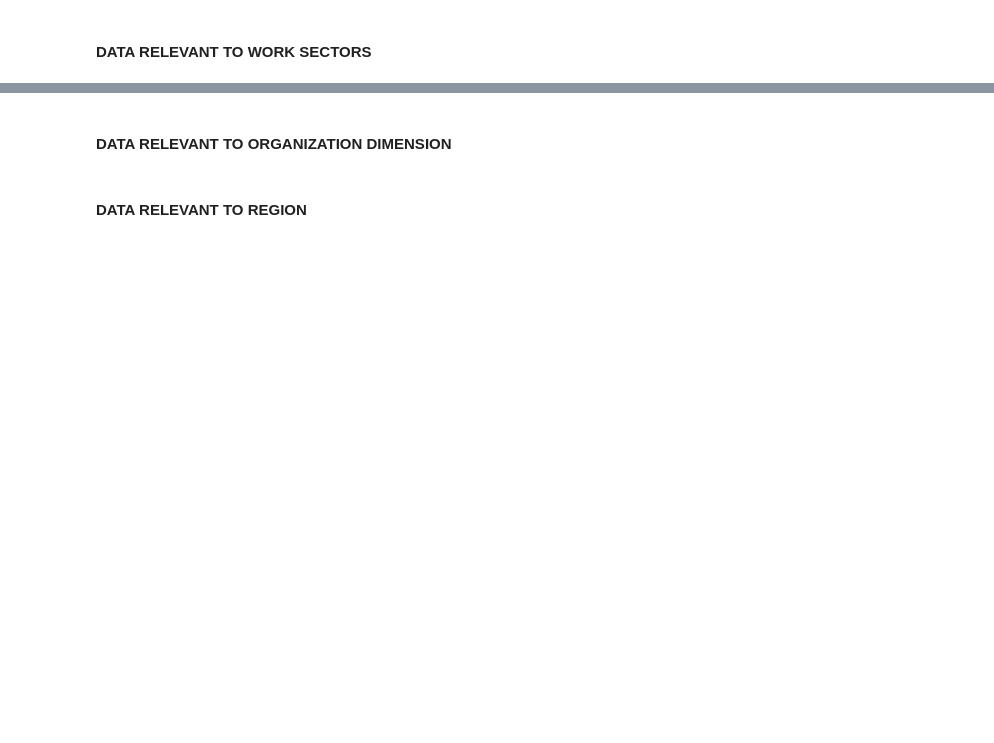
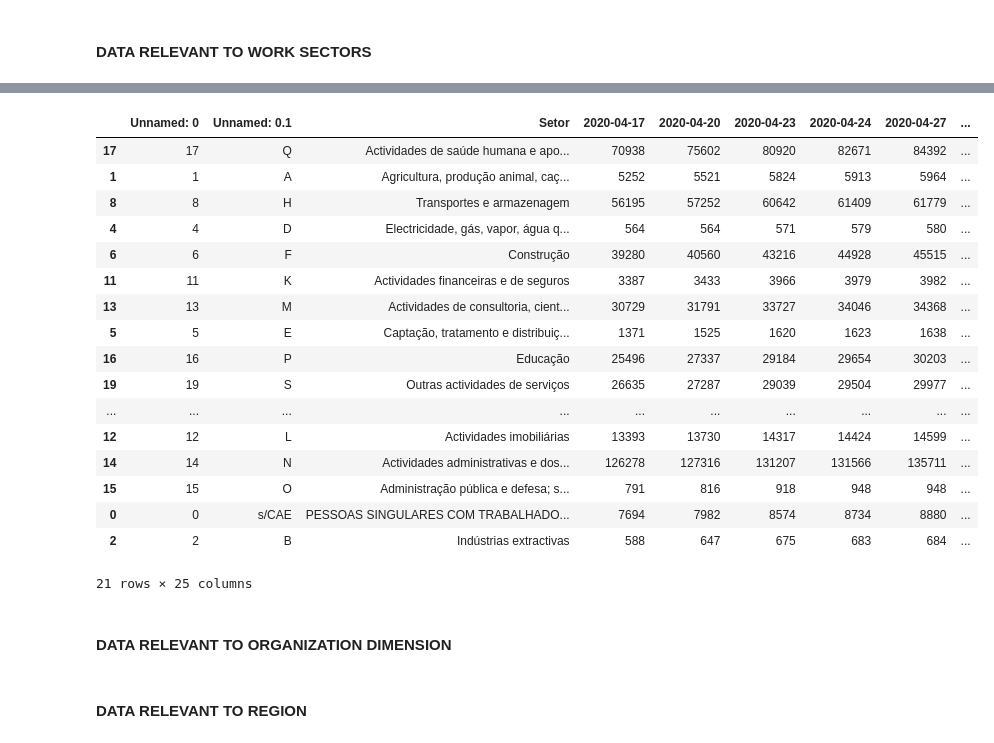
Before and after one commit to dssg-pt/dados-MTSSS, a Jupyter notebook: extra/dados/data_cleaning.ipynb, the cells around one changed output, grey strips where cells are left out. Cells and saved outputs as stored; diff of their text form; code cells hidden in the pictures; blank space fills up the shorter version.

```diff
--- a/extra/dados/data_cleaning.ipynb
+++ b/extra/dados/data_cleaning.ipynb
@@ -135,25 +165,24 @@ df1.head(10)
 # %% [markdown]
 #### DATA RELEVANT TO WORK SECTORS
+# %%
+data3 = pd.read_csv('original_files/historical_data_person.csv')
+data4 = pd.read_csv('original_files/Layoff – Estim. - CAE,Dim,Dist.csv')
 # %%
+#Select the relevant information, deleting the first 8 rows
+df=data4.iloc[8:]
+
+#import today´s date
+today=date.today()
+
 #Select the columns that are relevant to work sectors
-df_work=df1[df1.columns[0:6]]
+df_work=df[df.columns[0:4]]
 df_work=df_work.iloc[2:23]
 
 #Rename columns
 df_work=df_work.rename(columns={'EEs QUE ENTREGARAM DOCUMENTO - COVID19 - Layoff Simplificado':'Index','Unnamed: 1':'Setor',
-                       'Unnamed: 2':'Nº NISS_EE','Unnamed: 3':'Nº TRABALHADORES','Unnamed: 4':'Feminino','Unnamed: 5':'Masculino'})
-#reset index
-df_work=df_work.reset_index()
+                       'Unnamed: 2':'Nº NISS_EE','Unnamed: 3':today,'Unnamed: 4':'Feminino','Unnamed: 5':'Masculino'})
 
-#drop previous index
-df_work=df_work.drop(['index','Index'],axis=1)
+#Drop column
+df_work=df_work.drop(['Index','Nº NISS_EE'],axis=1)
 
-#Distribution by companies and gender
-df_companies=df_work.sort_values(by=['Nº NISS_EE'],ascending=False)
-
-#Show data
-df_companies
-
-#export to csv
-df_companies.to_csv(r'dataframes/companies_gender_data.csv', index = False)
-df_work.to_csv(r'df_work.csv', index = False)
+df_work
@@ -159,0 +207,24 @@ df_work.to_csv(r'df_work.csv', index = False)
+# %%
+#merge historical data with new data
+new_historical = pd.merge(left=data3, right=df_work, left_on='Setor', right_on='Setor')
+new_historical=new_historical.sort_values(by=[today],ascending=False)
+new_historical
+# %% [output]
+|  | Unnamed: 0 | Unnamed: 0.1 | Setor | 2020-04-17 | 2020-04-20 | 2020-04-23 | 2020-04-24 | 2020-04-27 | ... |
+| 17 | 17 | Q | Actividades de saúde humana e apo... | 70938 | 75602 | 80920 | 82671 | 84392 | ... |
+| 1 | 1 | A | Agricultura, produção animal, caç... | 5252 | 5521 | 5824 | 5913 | 5964 | ... |
+| 8 | 8 | H | Transportes e armazenagem | 56195 | 57252 | 60642 | 61409 | 61779 | ... |
+| 4 | 4 | D | Electricidade, gás, vapor, água q... | 564 | 564 | 571 | 579 | 580 | ... |
+| 6 | 6 | F | Construção | 39280 | 40560 | 43216 | 44928 | 45515 | ... |
+| 11 | 11 | K | Actividades financeiras e de seguros | 3387 | 3433 | 3966 | 3979 | 3982 | ... |
+| 13 | 13 | M | Actividades de consultoria, cient... | 30729 | 31791 | 33727 | 34046 | 34368 | ... |
+| 5 | 5 | E | Captação, tratamento e distribuiç... | 1371 | 1525 | 1620 | 1623 | 1638 | ... |
+| 16 | 16 | P | Educação | 25496 | 27337 | 29184 | 29654 | 30203 | ... |
+| 19 | 19 | S | Outras actividades de serviços | 26635 | 27287 | 29039 | 29504 | 29977 | ... |
+| ... | ... | ... | ... | ... | ... | ... | ... | ... | ... |
+| 12 | 12 | L | Actividades imobiliárias | 13393 | 13730 | 14317 | 14424 | 14599 | ... |
+| 14 | 14 | N | Actividades administrativas e dos... | 126278 | 127316 | 131207 | 131566 | 135711 | ... |
+| 15 | 15 | O | Administração pública e defesa; s... | 791 | 816 | 918 | 948 | 948 | ... |
+| 0 | 0 | s/CAE | PESSOAS SINGULARES COM TRABALHADO... | 7694 | 7982 | 8574 | 8734 | 8880 | ... |
+| 2 | 2 | B | Indústrias extractivas | 588 | 647 | 675 | 683 | 684 | ... |
+21 rows × 25 columns
```
Also changed, not shown: parts of 33 cells of this notebook.
